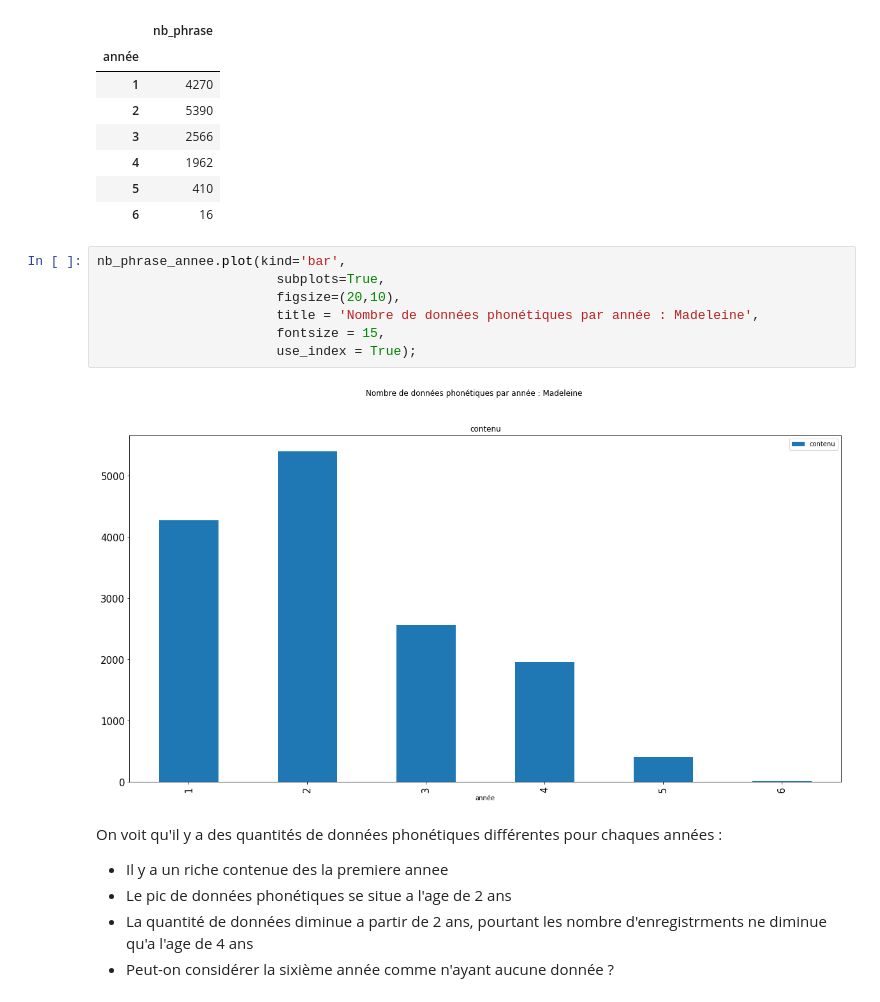
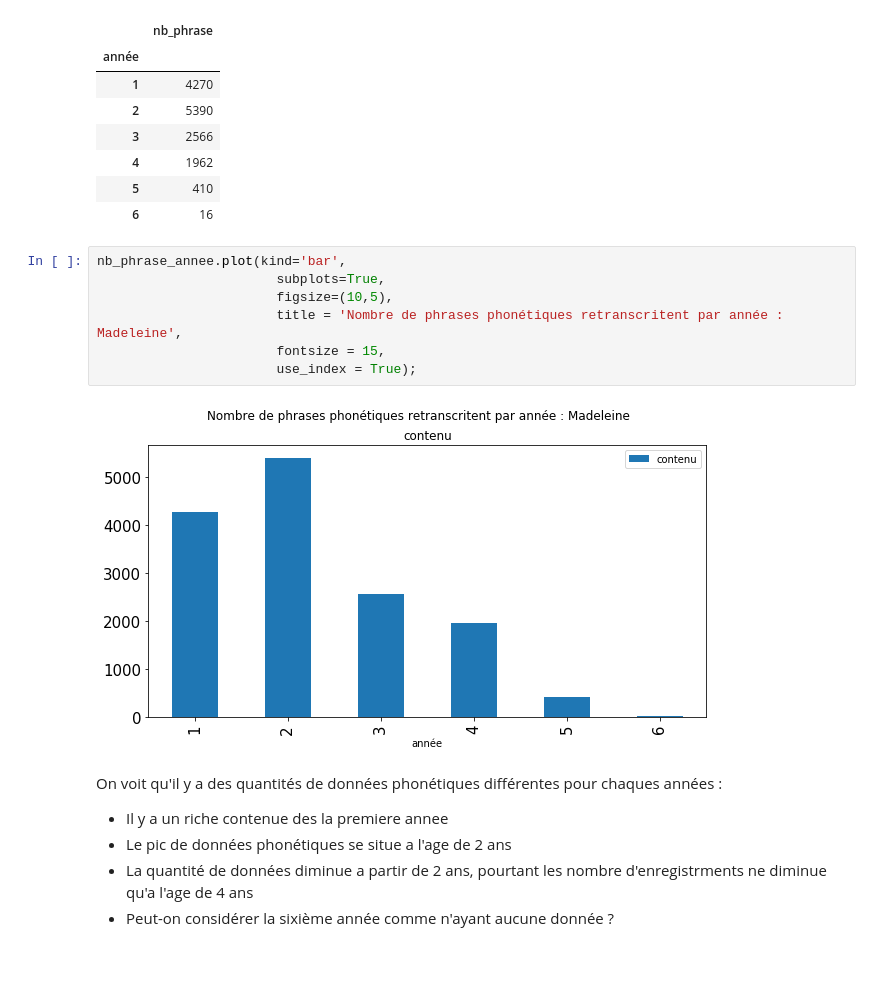
Before and after one commit to Marine27/TER, a Jupyter notebook: utilitaires/Traitement_donnees_madeleine.ipynb, the cells around one changed output. Cells and saved outputs as stored; diff of their text form; blank space fills up the shorter version.

```diff
--- a/utilitaires/Traitement_donnees_madeleine.ipynb
+++ b/utilitaires/Traitement_donnees_madeleine.ipynb
@@ -262,12 +201,12 @@ nb_phrase_annee.rename(columns={'contenu': 'nb_phrase'})
 # %%
 nb_phrase_annee.plot(kind='bar',
                        subplots=True,
-                       figsize=(20,10),
-                       title = 'Nombre de données phonétiques par année : Madeleine',
+                       figsize=(10,5),
+                       title = 'Nombre de phrases phonétiques retranscritent par année : Madeleine',
                        fontsize = 15,
                        use_index = True);
 # %% [output]
-[figure, old version]
+[figure, new version]
 # %% [markdown]
 On voit qu'il y a des quantités de données phonétiques différentes pour chaques années :
 * Il y a un riche contenue des la premiere annee
```
Also changed, not shown: parts of 23 cells of this notebook, 6 other files.
